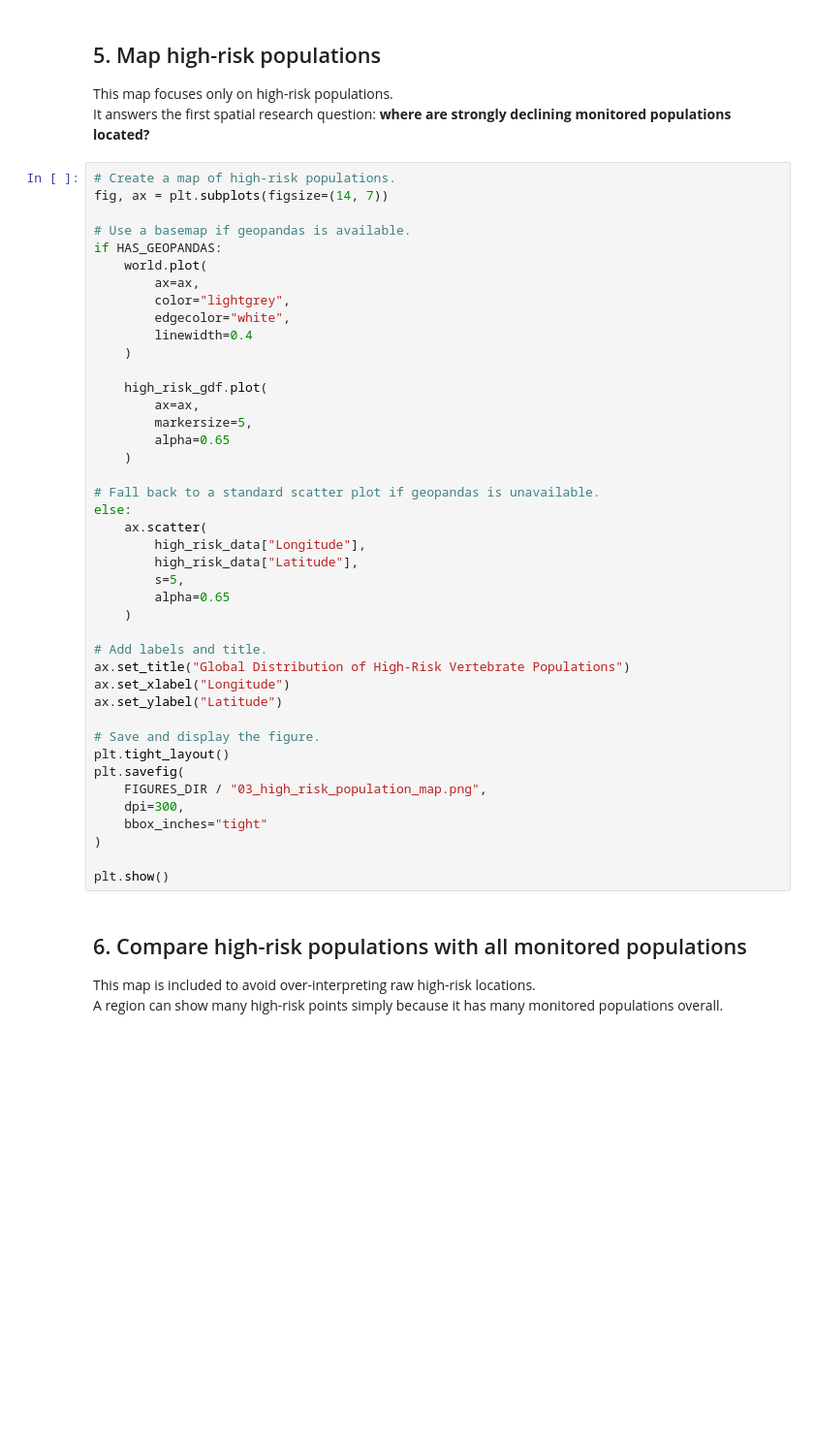
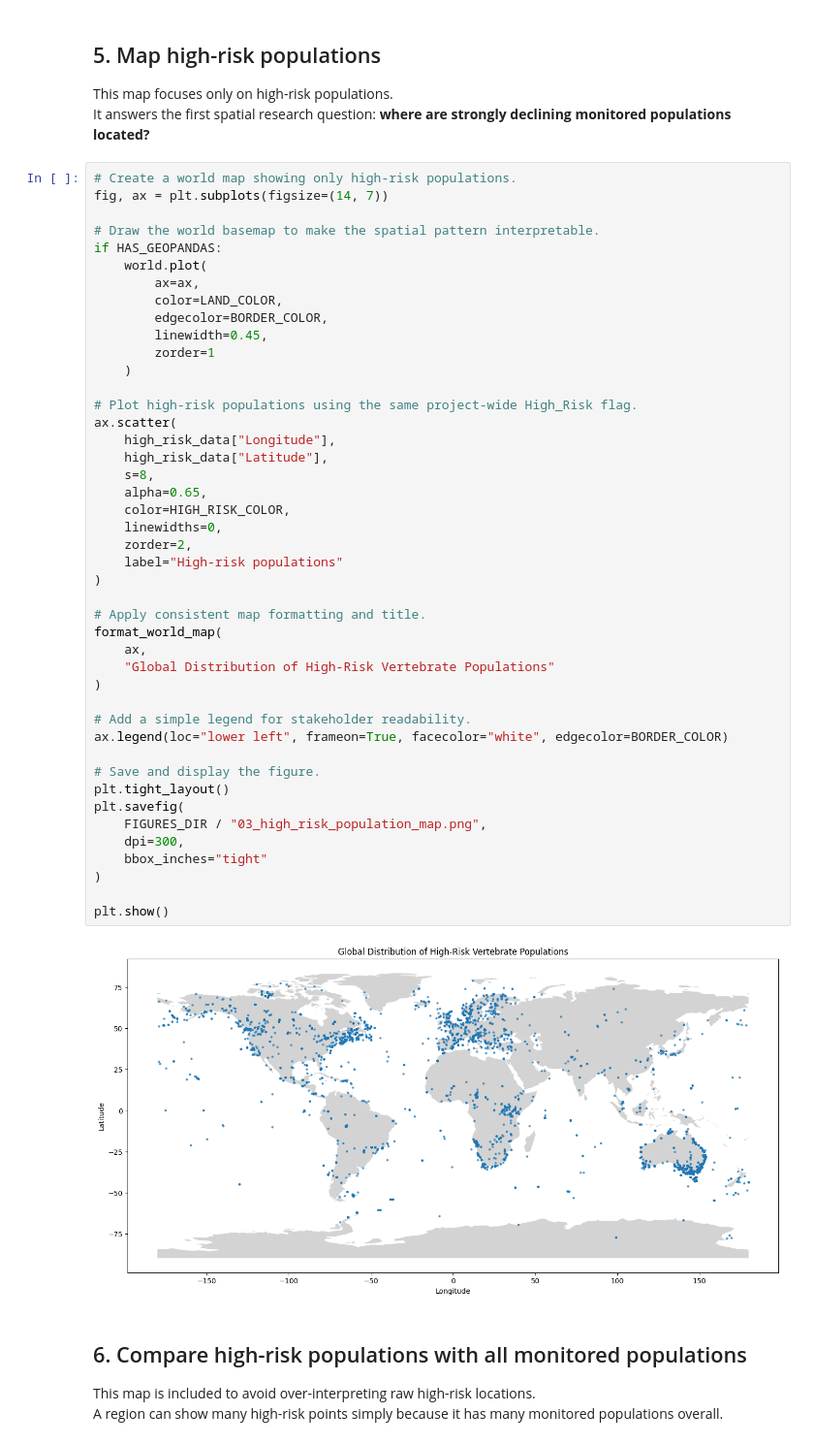
Before and after one commit to mariaravi/living-planet-index-project, a Jupyter notebook: notebooks/03_spatial_analysis.ipynb, the cells around one changed output. Shown at 97% size. Drawn from its saved outputs; the diff is of its cells as text; blank space fills up the shorter version.

```diff
--- a/notebooks/03_spatial_analysis.ipynb
+++ b/notebooks/03_spatial_analysis.ipynb
@@ -247,47 +330,51 @@ except Exception as error:
 This map focuses only on high-risk populations.
 It answers the first spatial research question: **where are strongly declining monitored populations located?**
 # %%
-# Create a map of high-risk populations.
+# Create a world map showing only high-risk populations.
 fig, ax = plt.subplots(figsize=(14, 7))
 
-# Use a basemap if geopandas is available.
+# Draw the world basemap to make the spatial pattern interpretable.
 if HAS_GEOPANDAS:
     world.plot(
         ax=ax,
-        color="lightgrey",
-        edgecolor="white",
-        linewidth=0.4
+        color=LAND_COLOR,
+        edgecolor=BORDER_COLOR,
+        linewidth=0.45,
+        zorder=1
     )
 
-    high_risk_gdf.plot(
-        ax=ax,
-        markersize=5,
-        alpha=0.65
-    )
+# Plot high-risk populations using the same project-wide High_Risk flag.
+ax.scatter(
+    high_risk_data["Longitude"],
+    high_risk_data["Latitude"],
+    s=8,
+    alpha=0.65,
+    color=HIGH_RISK_COLOR,
+    linewidths=0,
+    zorder=2,
+    label="High-risk populations"
+)
 
-# Fall back to a standard scatter plot if geopandas is unavailable.
-else:
-    ax.scatter(
-        high_risk_data["Longitude"],
-        high_risk_data["Latitude"],
-        s=5,
-        alpha=0.65
-    )
+# Apply consistent map formatting and title.
+format_world_map(
+    ax,
+    "Global Distribution of High-Risk Vertebrate Populations"
+)
 
-# Add labels and title.
-ax.set_title("Global Distribution of High-Risk Vertebrate Populations")
-ax.set_xlabel("Longitude")
-ax.set_ylabel("Latitude")
+# Add a simple legend for stakeholder readability.
+ax.legend(loc="lower left", frameon=True, facecolor="white", edgecolor=BORDER_COLOR)
 
 # Save and display the figure.
 plt.tight_layout()
 plt.savefig(
     FIGURES_DIR / "03_high_risk_population_map.png",
     dpi=300,
     bbox_inches="tight"
 )
 
 plt.show()
+# %% [output]
+[figure, added]
 # %% [markdown]
 ## 6. Compare high-risk populations with all monitored populations
 
```
Also changed, not shown: parts of 20 cells of this notebook, 51 other files.
